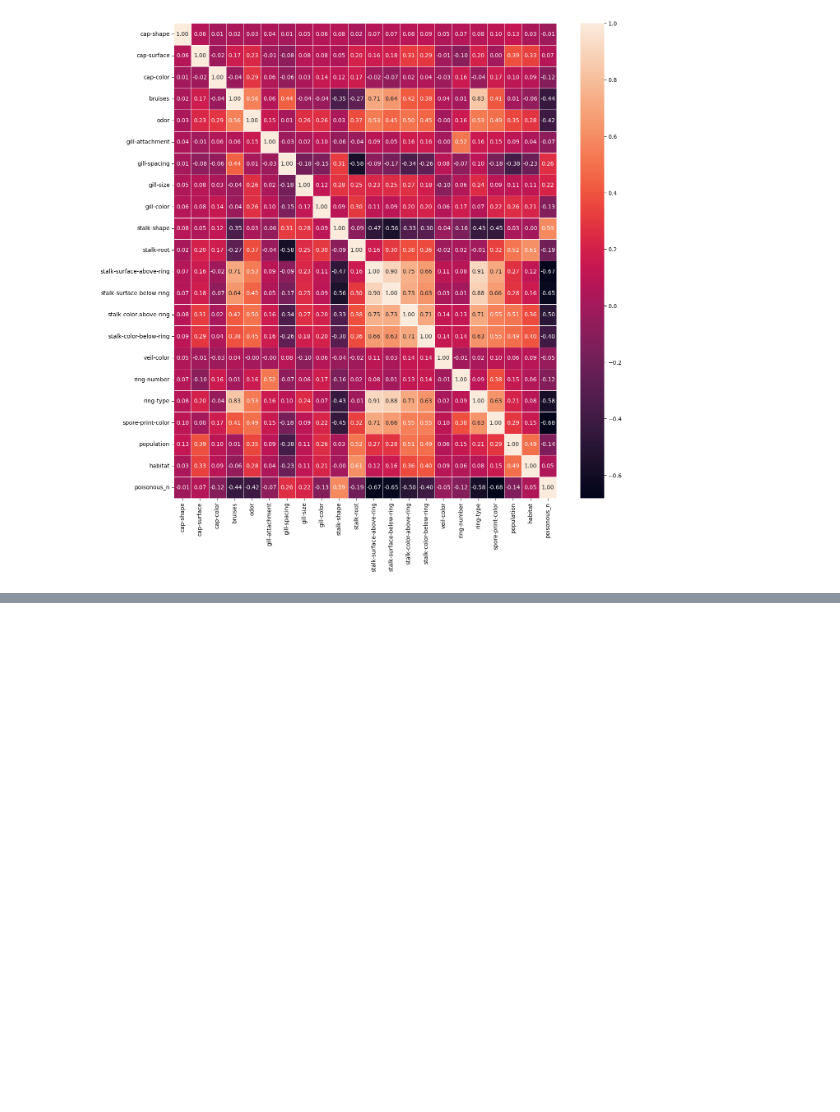
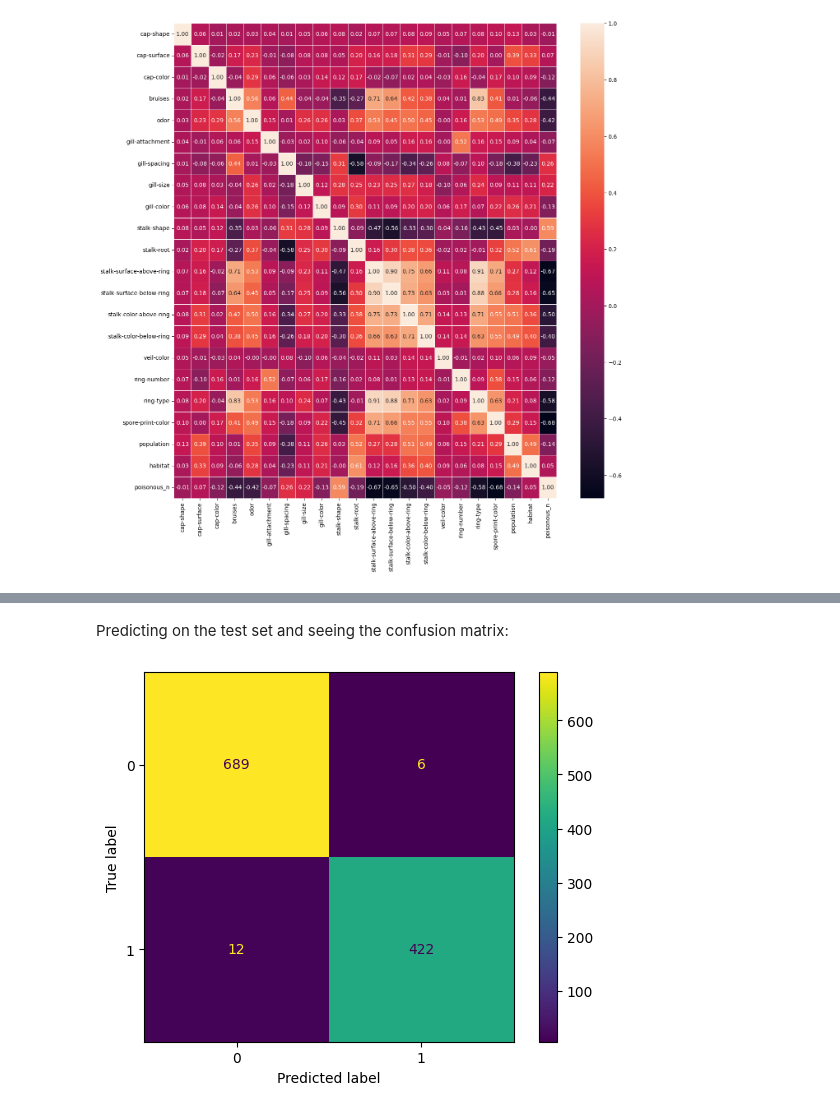
Before and after one commit to bxue2/Supervised-Learning-Final, a Jupyter notebook: influenza_final.ipynb, the cells around one changed output, grey strips where cells are left out. Cells and saved outputs as stored; diff of their text form; code cells hidden in the pictures; blank space fills up the shorter version.

```diff
--- a/influenza_final.ipynb
+++ b/influenza_final.ipynb
@@ -171,9 +170,16 @@ sns.heatmap(dfm_cor, linewidths=.5, annot=True, fmt=".2f")
 # %%
 # Testing out different models
+# Binary Classification problem, so potential models: Logisic Regression, Decision Trees (single, RF), SVM
 
-# Linear Regression
-# model = smf.ols(formula='price ~ sqft_living', data=df).fit()
-# print(model.summary())
+# Splitting the data
+# All categorical features
+# 5644 total samples, need to figure out how to split
+X = dfm.apply(lambda x: x.factorize()[0]).iloc[:, 0:-1]
+y = dfm.iloc[:,-1]
+X_train, X_test, y_train, y_test = train_test_split(X, y, test_size=0.2, random_state=32)
 
-# SVC
-model_svc = SVC()
+print("Training set size: " + str(len(X_train)))
+print("Test set size: " + str(len(X_test)))
+
+# print(X_train)
+# print(y_train)
@@ -179,0 +200,10 @@ model_svc = SVC()
+# %%
+from sklearn.linear_model import LogisticRegression
+from sklearn.metrics import roc_curve, roc_auc_score, confusion_matrix, ConfusionMatrixDisplay
+
+LogReg = LogisticRegression(solver='liblinear').fit(X_train, y_train)
+print(log_reg.coef_)
+scores['LR'] = log_reg.score(X_test, y_test)
+
+print("Train Score: " + str(log_reg.score(X_train, y_train)))
+print("Test Score: " + str(scores['LR']))
@@ -179,0 +219,11 @@ model_svc = SVC()
+# %% [markdown]
+Predicting on the test set and seeing the confusion matrix:
+# %%
+y_test_pred = LogReg.predict(X_test)
+
+lr_cm = confusion_matrix(y_test, y_test_pred)
+cm_disp = ConfusionMatrixDisplay(confusion_matrix=lr_cm)
+cm_disp.plot()
+plt.show()
+# %% [output]
+[figure, added]
```
Also changed, not shown: parts of 28 cells of this notebook.
